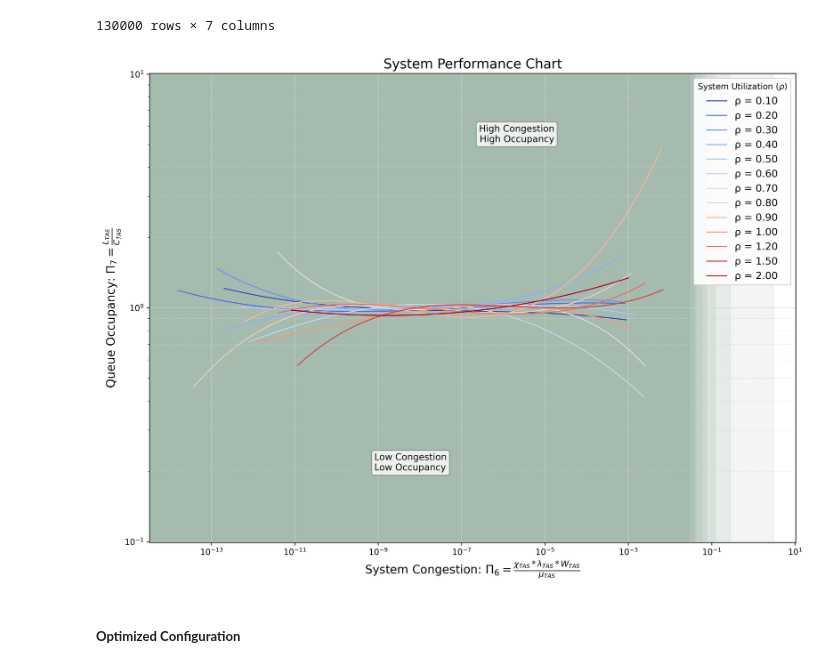
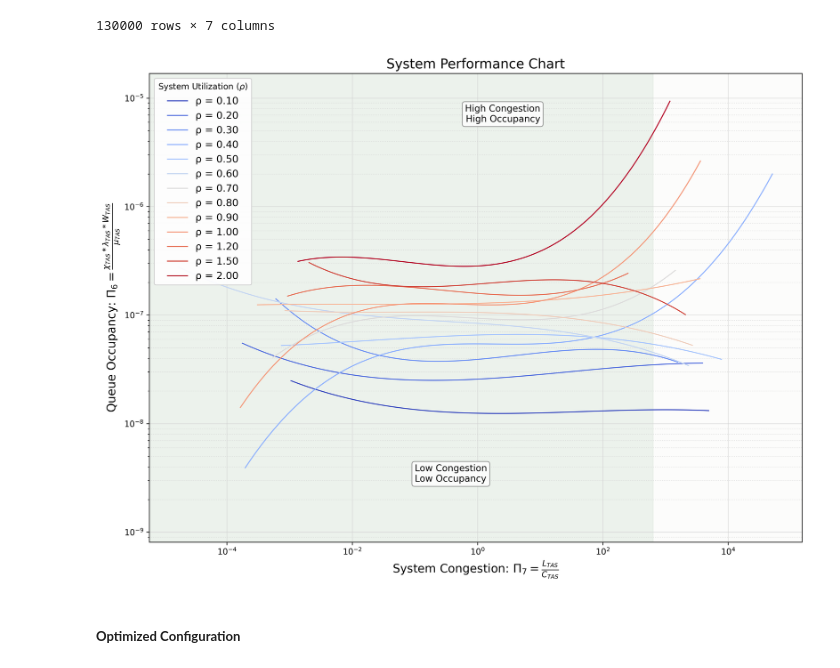
Before and after one commit to DASA-Design/PyDASA-CS1-TAS, a Jupyter notebook: CS-01C - TAS - Dimensional Modelling.ipynb, the cells around one changed output. Cells and saved outputs as stored; diff of their text form; code cells hidden in the pictures.

Commit message:
Update tas_behaviour_chart_2222.png with revised data visualization

```diff
--- a/CS-01C - TAS - Dimensional Modelling.ipynb
+++ b/CS-01C - TAS - Dimensional Modelling.ipynb
@@ -1014,8 +1014,8 @@ ax.set_facecolor("white")
 
 # Get first two coefficients for the plot axes
 pi_list = sys_df.columns.tolist()
-pi_x = pi_list[5]       # occupancy coefficient for x-axis
-pi_y = pi_list[6]       # congestion coefficient for y-axis
+pi_x = pi_list[6]       # occupancy coefficient for x-axis
+pi_y = pi_list[5]       # congestion coefficient for y-axis
 pi_z = pi_list[4]      # available buffer coefficient for z-axis
 
 # Calculate utilization ratio (common in queueing theory)
@@ -1045,8 +1045,8 @@ hb = plt.hexbin(
     sys_df[pi_x],
     sys_df[pi_y],
     gridsize=40,
-    cmap="Greens_r",
-    alpha=0.05,
+    cmap="Greens",
+    alpha=0.1,
     mincnt=1,
     reduce_C_function=np.mean
 )
@@ -1155,34 +1155,34 @@ legend.get_title().set_color("black")
 # Bottom-Left (Low Y, Low X)
 plt.text(
     sys_df[pi_x].quantile(0.05),  # X position at 5th percentile
     sys_df[pi_y].quantile(0.10),  # Y position at 10th percentile
     "Low Congestion\nLow Occupancy",
     fontsize=11,
     ha="left",
     va="bottom",
     color="black",
     bbox=dict(facecolor="white", alpha=0.8, boxstyle="round", edgecolor="gray")
 )
 
 # Bottom-Right (Low Y, High X)
 plt.text(
     sys_df[pi_x].quantile(0.95),  # X position at 95th percentile
     sys_df[pi_y].quantile(0.90),  # Y position at 90th percentile
     "High Congestion\nHigh Occupancy",
     fontsize=11,
     ha="right",
     va="bottom",
     color="black",
     bbox=dict(facecolor="white", alpha=0.8, boxstyle="round", edgecolor="gray")
 )
 
 # Save and display with white background
 plt.tight_layout()
 plt.savefig("data/CS-1-HealthTAS/img/tas_behaviour_chart_2222.png",
             dpi=300, bbox_inches="tight", facecolor="white")
 plt.show()
 # %% [output]
-[figure, old version]
+[figure, new version]
 # %%
 # Solve the network analytically
 # first node metrics
```
Also changed, not shown: 1 other file.
